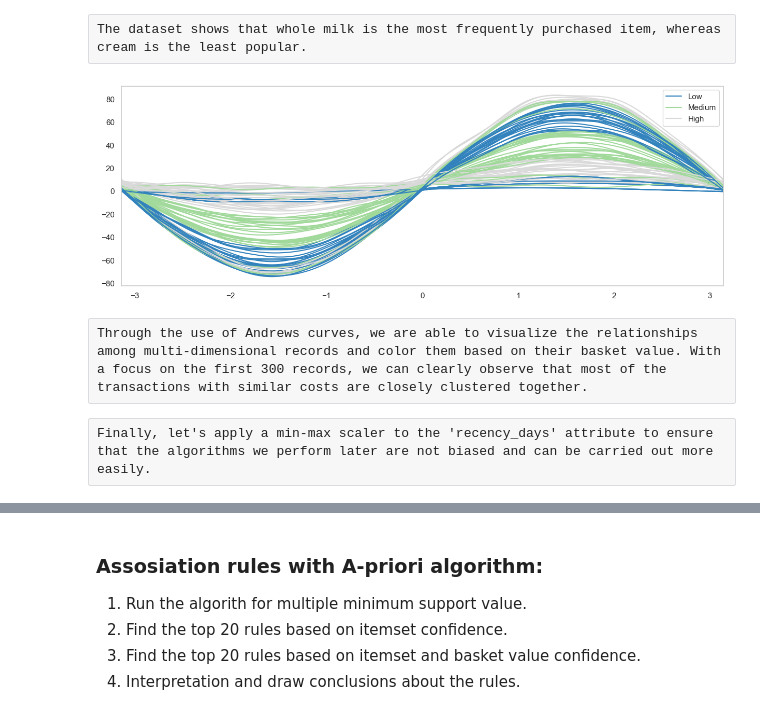
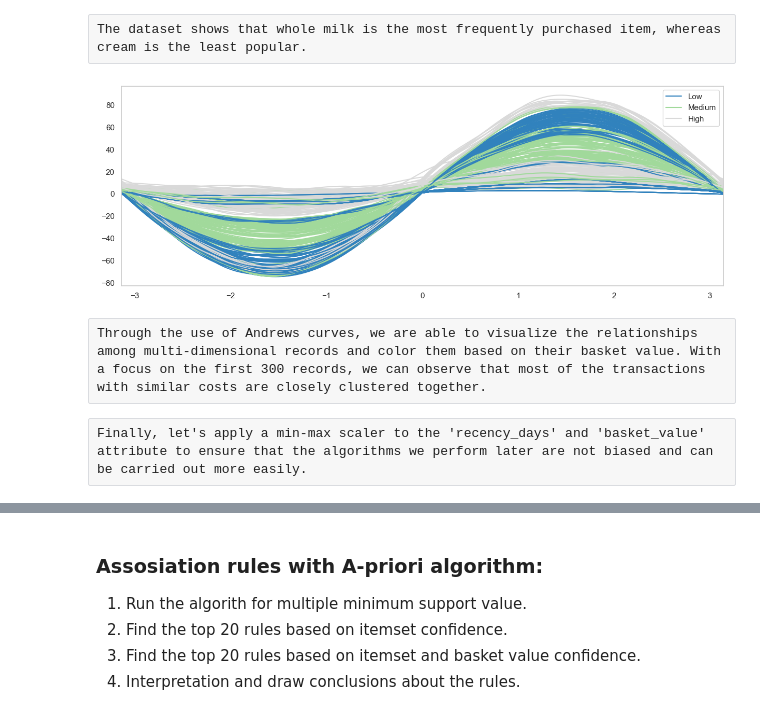
Before and after one commit to kchondror/Data-Mining-for-Retail-Stores, a Jupyter notebook: Data Mining for Retail Stores.ipynb, the cells around one changed output, grey strips where cells are left out. Cells and saved outputs as stored; diff of their text form; code cells hidden in the pictures.

```diff
--- a/Data Mining for Retail Stores.ipynb
+++ b/Data Mining for Retail Stores.ipynb
@@ -151,14 +164,14 @@ plt.show()
 The dataset shows that whole milk is the most frequently purchased item, whereas cream is the least popular.
 # %%
 fig = plt.figure(figsize=(15,5))
-pd.plotting.andrews_curves(transactions.iloc[:100,1:], 'value_slot' ,colormap="tab20c")
+pd.plotting.andrews_curves(transactions.iloc[:300,1:], 'value_slot' ,colormap="tab20c")
 plt.show()
 # %% [output]
-[figure, old version]
+[figure, new version]
 # %% [raw]
-Through the use of Andrews curves, we are able to visualize the relationships among multi-dimensional records and color them based on their basket value. With a focus on the first 300 records, we can clearly observe that most of the transactions with similar costs are closely clustered together.
+Through the use of Andrews curves, we are able to visualize the relationships among multi-dimensional records and color them based on their basket value. With a focus on the first 300 records, we can observe that most of the transactions with similar costs are closely clustered together.
 # %% [raw]
-Finally, let's apply a min-max scaler to the 'recency_days' attribute to ensure that the algorithms we perform later are not biased and can be carried out more easily.
+Finally, let's apply a min-max scaler to the 'recency_days' and 'basket_value' attribute to ensure that the algorithms we perform later are not biased and can be carried out more easily.
 # %%
 transactions[['recency_days']] = preprocessing.MinMaxScaler().fit_transform(transactions[['recency_days']])
 transactions[['basket_value']] = preprocessing.MinMaxScaler().fit_transform(transactions[['basket_value']])
```
Also changed, not shown: parts of 46 cells of this notebook.
